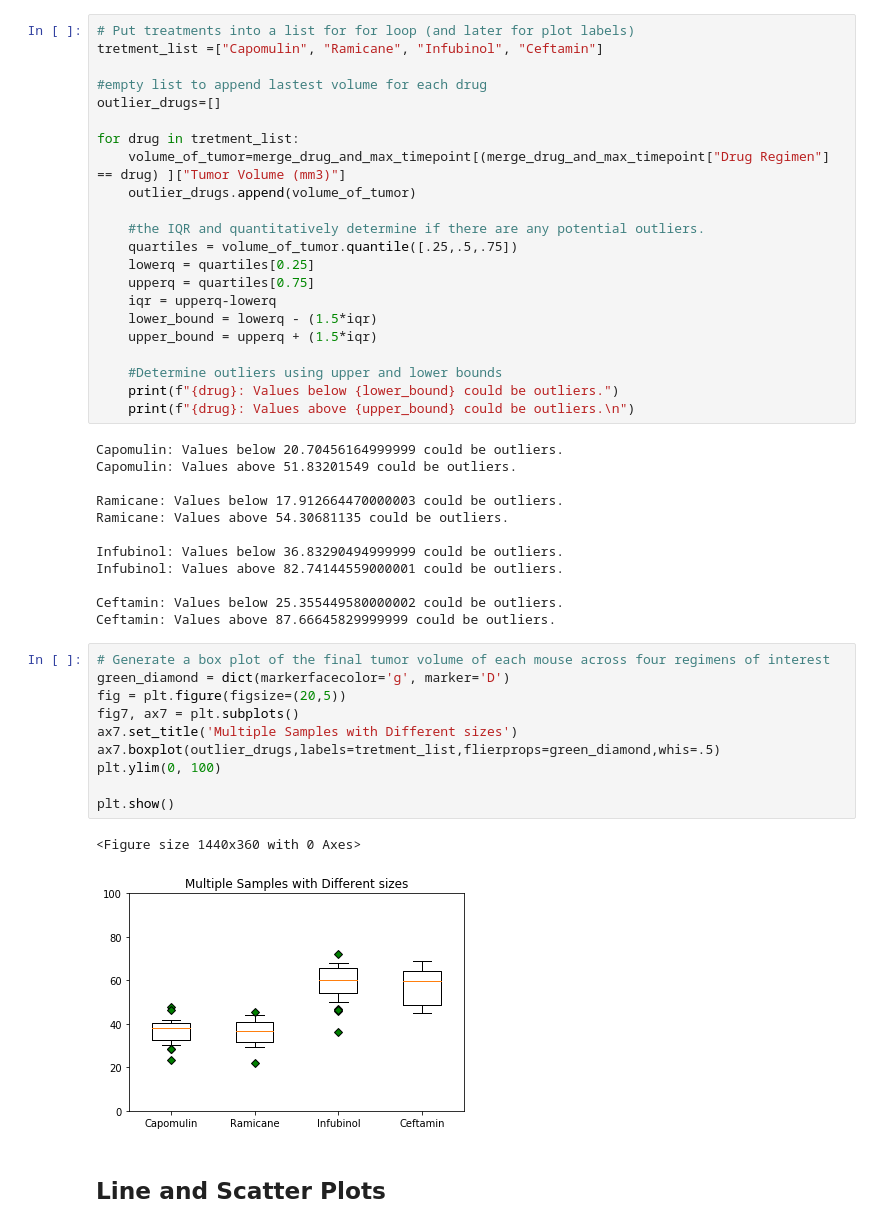
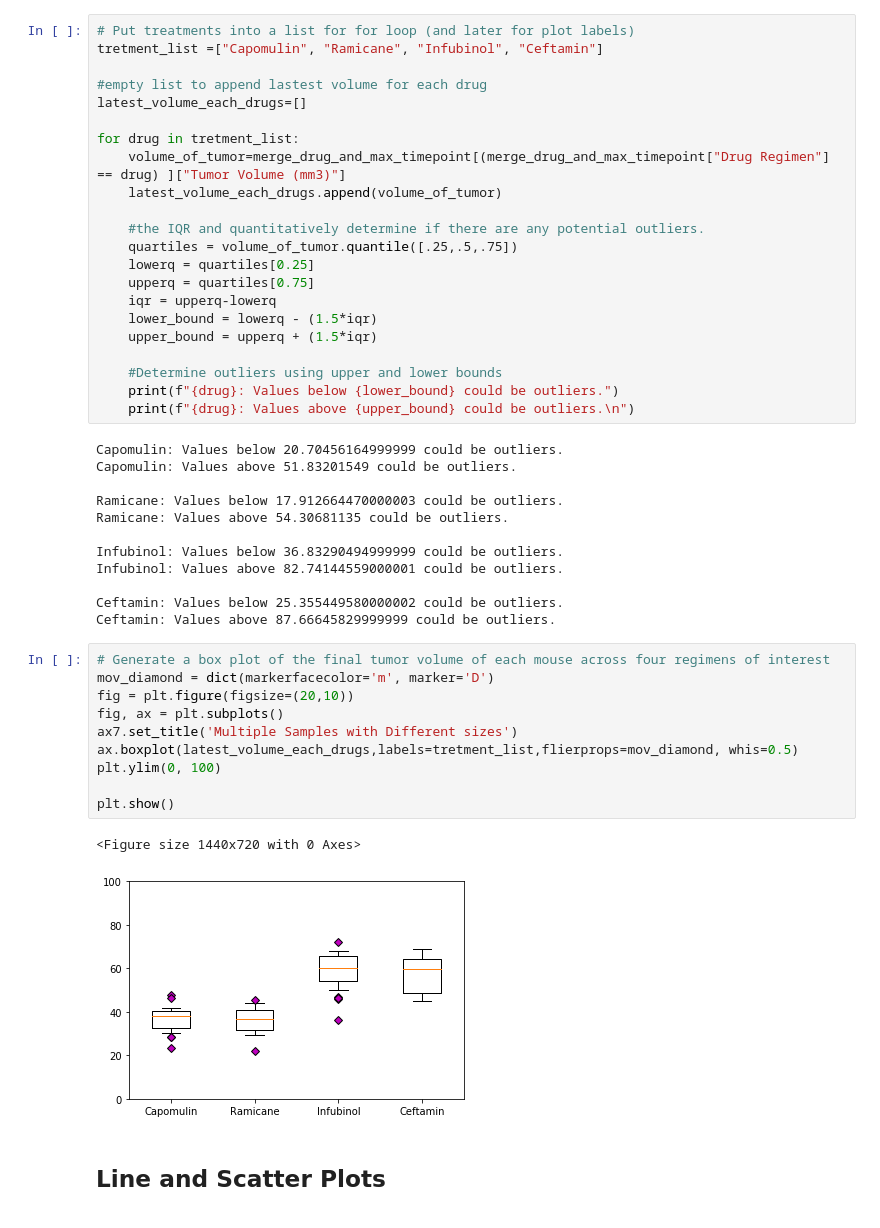
Before and after one commit to HaifaNajdawi/Matplotlib_The_power_of_plot, a Jupyter notebook: Pymaceuticals/pymaceuticals_starter.ipynb, the cells around one changed output. Saved outputs shown, nothing was run; the diff lists cells and outputs as text.

Commit message:
bar plot update

```diff
--- a/Pymaceuticals/pymaceuticals_starter.ipynb
+++ b/Pymaceuticals/pymaceuticals_starter.ipynb
@@ -212,11 +225,11 @@ merge_drug_and_max_timepoint
 tretment_list =["Capomulin", "Ramicane", "Infubinol", "Ceftamin"]
 
 #empty list to append lastest volume for each drug
-outlier_drugs=[]
+latest_volume_each_drugs=[]
 
 for drug in tretment_list:
     volume_of_tumor=merge_drug_and_max_timepoint[(merge_drug_and_max_timepoint["Drug Regimen"] == drug) ]["Tumor Volume (mm3)"]
-    outlier_drugs.append(volume_of_tumor)
+    latest_volume_each_drugs.append(volume_of_tumor)
 
     #the IQR and quantitatively determine if there are any potential outliers.
     quartiles = volume_of_tumor.quantile([.25,.5,.75])
@@ -243,17 +256,17 @@ Ceftamin: Values below 25.355449580000002 could be outliers.
 Ceftamin: Values above 87.66645829999999 could be outliers.
 # %%
 # Generate a box plot of the final tumor volume of each mouse across four regimens of interest
-green_diamond = dict(markerfacecolor='g', marker='D')
-fig = plt.figure(figsize=(20,5))
-fig7, ax7 = plt.subplots()
+mov_diamond = dict(markerfacecolor='m', marker='D')
+fig = plt.figure(figsize=(20,10))
+fig, ax = plt.subplots()
 ax7.set_title('Multiple Samples with Different sizes')
-ax7.boxplot(outlier_drugs,labels=tretment_list,flierprops=green_diamond,whis=.5)
+ax.boxplot(latest_volume_each_drugs,labels=tretment_list,flierprops=mov_diamond, whis=0.5)
 plt.ylim(0, 100)
 
 plt.show()
 # %% [output]
-<Figure size 1440x360 with 0 Axes>
+<Figure size 1440x720 with 0 Axes>
-[figure, old version]
+[figure, new version]
 # %% [markdown]
 ## Line and Scatter Plots
 # %%
```
Also changed, not shown: parts of 3 cells of this notebook.
